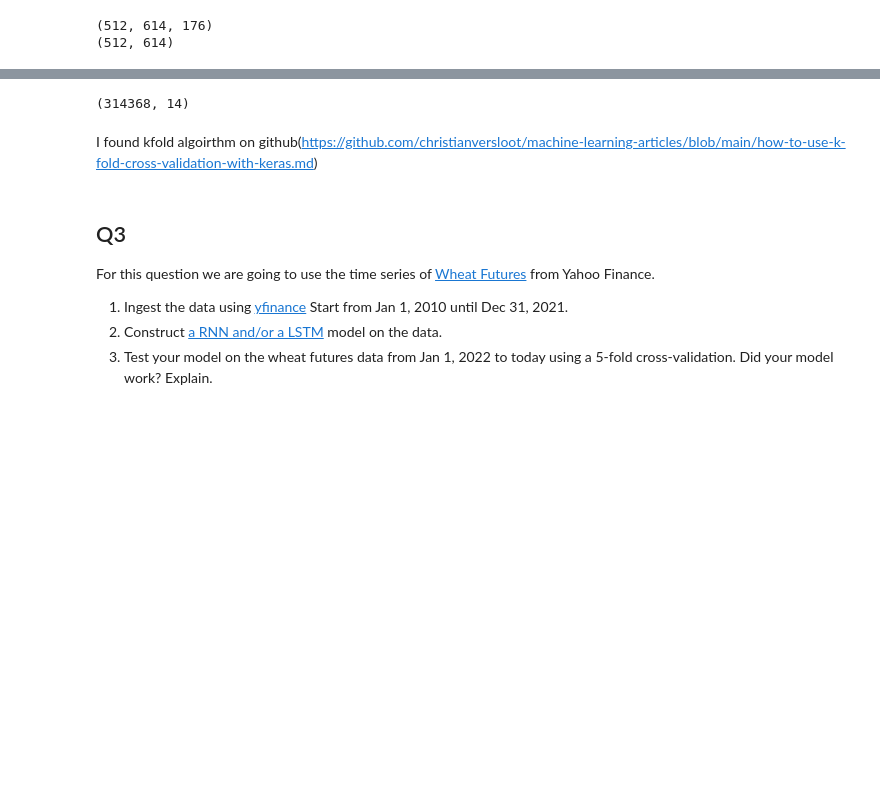
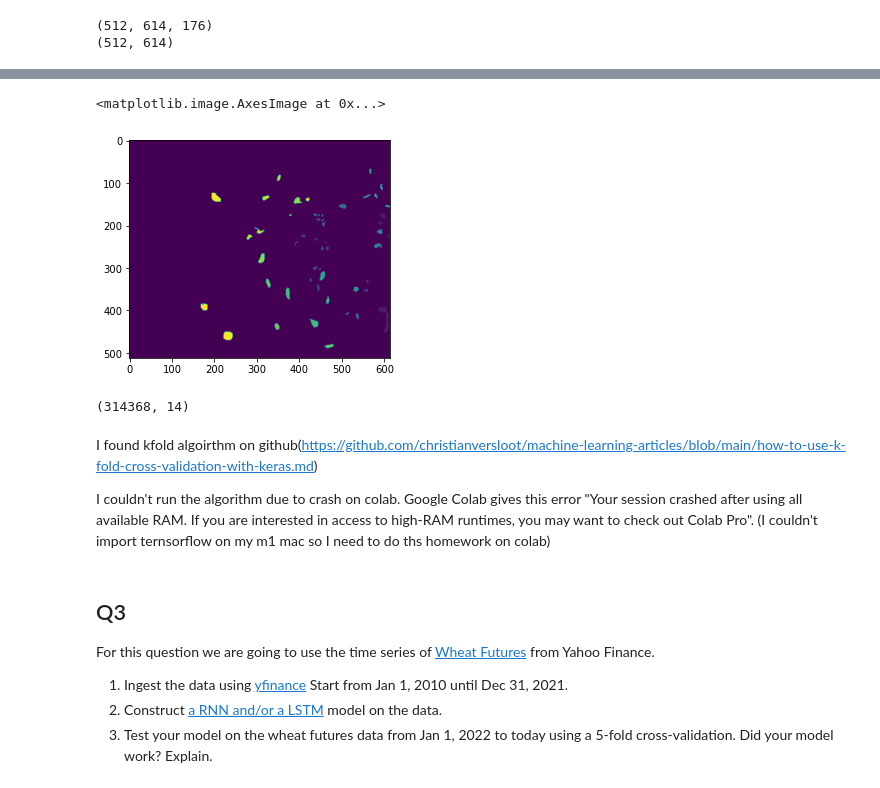
Before and after one commit to emirsglm/MAT388E-Data-Science-HW, a Jupyter notebook: HW4.ipynb, the cells around one changed output, grey strips where cells are left out. Cells and saved outputs as stored; diff of their text form; code cells hidden in the pictures; blank space fills up the shorter version.

```diff
--- a/HW4.ipynb
+++ b/HW4.ipynb
@@ -70,3 +86,8 @@ print(ksc_gt.shape)
+# %%
+plt.imshow(ksc_gt)
+# %% [output]
+<matplotlib.image.AxesImage at 0x...>
+[figure, added]
 # %%
 X = ksc.reshape(512*614, 4, 4, 11)
 
@@ -77,6 +98,8 @@ y.shape
 (314368, 14)
 # %% [markdown]
 I found kfold algoirthm on github(https://github.com/christianversloot/machine-learning-articles/blob/main/how-to-use-k-fold-cross-validation-with-keras.md)
+
+I couldn't run the algorithm due to crash on colab. Google Colab gives this error "Your session crashed after using all available RAM. If you are interested in access to high-RAM runtimes, you may want to check out Colab Pro". (I couldn't import ternsorflow on my m1 mac so I need to do ths homework on colab)
 # %%
 kfold = KFold(n_splits=5, shuffle=True)
 acc_per_fold = []
```
Also changed, not shown: parts of 5 cells of this notebook.
